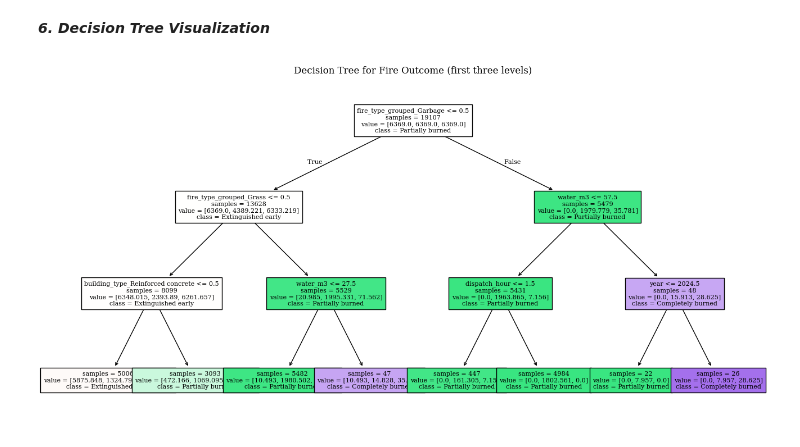
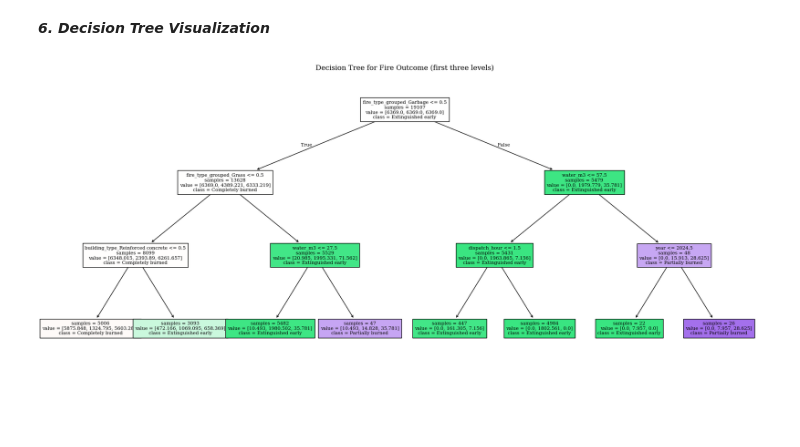
Before and after one commit to goksungurel/CE_477, a Jupyter notebook: classification.ipynb, the cells around one changed output. Saved outputs shown, nothing was run; the diff lists cells and outputs as text; code cells hidden in the pictures; blank space fills up the shorter version.

Commit message:
Fix class labels in decision tree figure

```diff
--- a/classification.ipynb
+++ b/classification.ipynb
@@ -302,18 +307,19 @@ plt.show()
 # %%
 # 6a. shallow version of the tuned tree (max_depth=3), for a readable figure only -- the model
 # actually evaluated above used best_depth, this is a separate, shallower tree fit purely for display
 from sklearn.tree import plot_tree
 
 plt.rcParams["text.usetex"] = False  # feature names contain "_", which LaTeX cannot print directly
 dt_display = DecisionTreeClassifier(max_depth=3, class_weight="balanced", random_state=42)
 dt_display.fit(X_train, y_train)
 
-plt.figure(figsize=(16, 8))
-plot_tree(dt_display, max_depth=3, feature_names=X.columns, class_names=result_order,
+# class_names must follow the model's own class order (alphabetical), not result_order
+plt.figure(figsize=(22, 9))
+plot_tree(dt_display, max_depth=3, feature_names=X.columns, class_names=list(dt_display.classes_),
           filled=True, impurity=False, fontsize=8)
 plt.title("Decision Tree for Fire Outcome (first three levels)")
 plt.savefig("figures/dt_classification.png", dpi=300, bbox_inches="tight")
 plt.show()
 plt.rcParams["text.usetex"] = True
 # %% [output]
-[figure, old version]
+[figure, new version]
```
Also changed, not shown: parts of 1 cell of this notebook.
